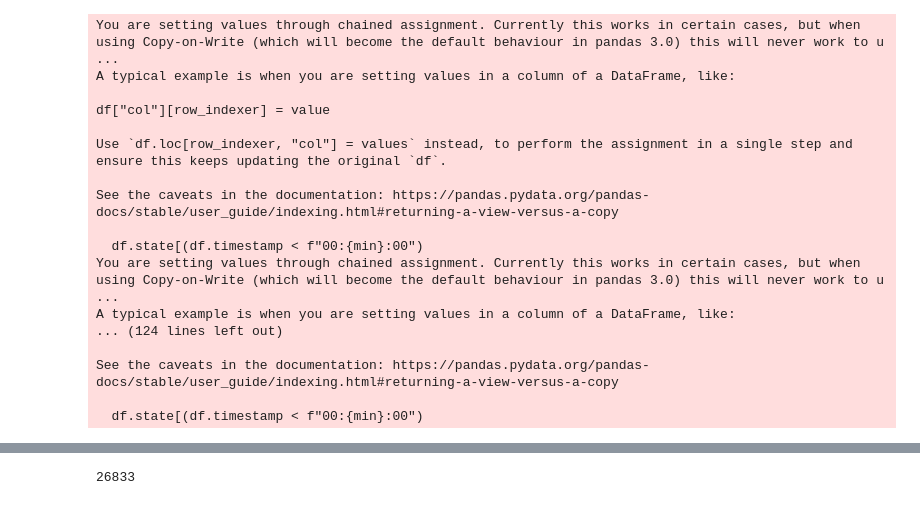
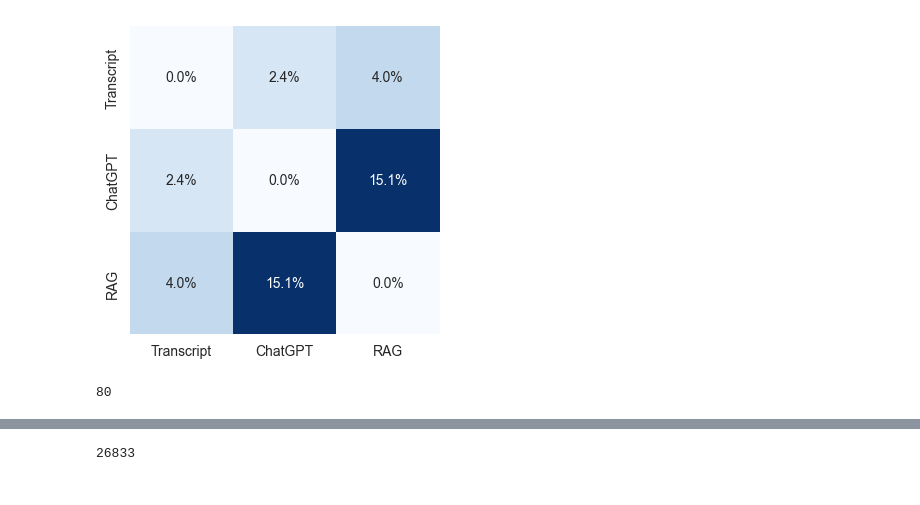
Before and after one commit to luciafang/LAK25, a Jupyter notebook: notebooks/generate_rag_example.ipynb, the cells around one changed output, grey strips where cells are left out. Saved outputs shown, nothing was run; the diff lists cells and outputs as text; code cells hidden in the pictures.

```diff
--- a/notebooks/generate_rag_example.ipynb
+++ b/notebooks/generate_rag_example.ipynb
@@ -22,0 +49,34 @@ datetime.datetime(2019, 2, 21, 0, 0)
+# %%
+jaccard_ls = []
+filename_ls = []
+for selected_confused_csv, select_transcript_csv in tqdm(zip(all_confused_csvs, all_transcripts_csvs)):
+    # print(selected_confused_csv, select_transcript_csv)
+    avg_1min = bin_confusion(selected_confused_csv)
+    transcript_with_confused_df = confusion2transcript(select_transcript_csv, avg_1min)
+    confused_transcript, all_transcripts = split_confused_transcripts_by_line(transcript_with_confused_df)
+    response_without = send2chatgpt_without_lecture(confused_transcript)
+    response = send2chatgpt(all_transcripts, confused_transcript)
+    # Sample transcripts
+    transcript_a = all_transcripts.replace('\n', ' ')
+    transcript_b = response_without.replace('\n', ' ')
+    transcript_c = response.replace('\n', ' ')
+
+    # Combine all transcripts
+    transcripts = [transcript_a, transcript_b, transcript_c]
+
+    # Convert to binary vectors (presence or absence of n-grams)
+    vectorizer = CountVectorizer(binary=True)
+    X_binary = vectorizer.fit_transform(transcripts).toarray()
+
+    # Initialize a similarity matrix
+    num_transcripts = len(transcripts)
+    jaccard_sim_matrix = np.zeros((num_transcripts, num_transcripts))
+
+    # Compute Jaccard similarity for all pairs
+    for i in range(num_transcripts):
+        for j in range(num_transcripts):
+            if i != j:  # Skip diagonal elements
+                jaccard_sim_matrix[i, j] = jaccard_score(X_binary[i], X_binary[j])
+    jaccard_ls.append(jaccard_sim_matrix)
+    filename_ls.append(selected_confused_csv)
+    # print("Jaccard Similarity Matrix:\n", jaccard_sim_matrix)
@@ -23,28 +101,21 @@ datetime.datetime(2019, 2, 21, 0, 0)
+# %%
+labels = ['Transcript', 'ChatGPT', 'RAG']
+fig, ax = plt.subplots(1, 1, figsize=(4, 4))
+sns.heatmap(np.mean(jaccard_ls, axis=0), annot=True,
+            xticklabels=labels,
+            yticklabels=labels,
+            cmap='Blues',
+            cbar=False, fmt='.1%')
+fig.savefig('../figure_panels/jaccard_similarity_heatmap_RAG_vs_NonRAG.svg', bbox_inches='tight', dpi=300)
+# %% [output]
+[figure, added]
 # %%
 select_confused_csv = '../confusion_processed/'+str(d.year)+str(d.month).zfill(2)+str(d.day).zfill(2)+'_confusion.csv'
 avg_1min = bin_confusion(select_confused_csv)
 
 select_transcript_csv = '../transcripts_processed/' + str(d.year) + str(d.month).zfill(2) + str(d.day).zfill(
     2) + '_transcript_all.csv'
-
-transcript_with_confused_df = confusion2transcript(select_transcript_csv, avg_1min)
-confused_transcript, all_transcripts = split_confused_transcripts_by_line(transcript_with_confused_df)
-response = send2chatgpt(all_transcripts, confused_transcript)
-# %% [output]
-You are setting values through chained assignment. Currently this works in certain cases, but when using Copy-on-Write (which will become the default behaviour in pandas 3.0) this will never work to u ...
-A typical example is when you are setting values in a column of a DataFrame, like:
-
-df["col"][row_indexer] = value
-
-Use `df.loc[row_indexer, "col"] = values` instead, to perform the assignment in a single step and ensure this keeps updating the original `df`.
-
-See the caveats in the documentation: https://pandas.pydata.org/pandas-docs/stable/user_guide/indexing.html#returning-a-view-versus-a-copy
-
-  df.state[(df.timestamp < f"00:{min}:00")
-You are setting values through chained assignment. Currently this works in certain cases, but when using Copy-on-Write (which will become the default behaviour in pandas 3.0) this will never work to u ...
-A typical example is when you are setting values in a column of a DataFrame, like:
-... (124 lines left out)
-
-See the caveats in the documentation: https://pandas.pydata.org/pandas-docs/stable/user_guide/indexing.html#returning-a-view-versus-a-copy
-
-  df.state[(df.timestamp < f"00:{min}:00")
+# %%
+len(avg_1min)
+# %% [output]
+80
```
Also changed, not shown: parts of 17 cells of this notebook, 4 other files.
